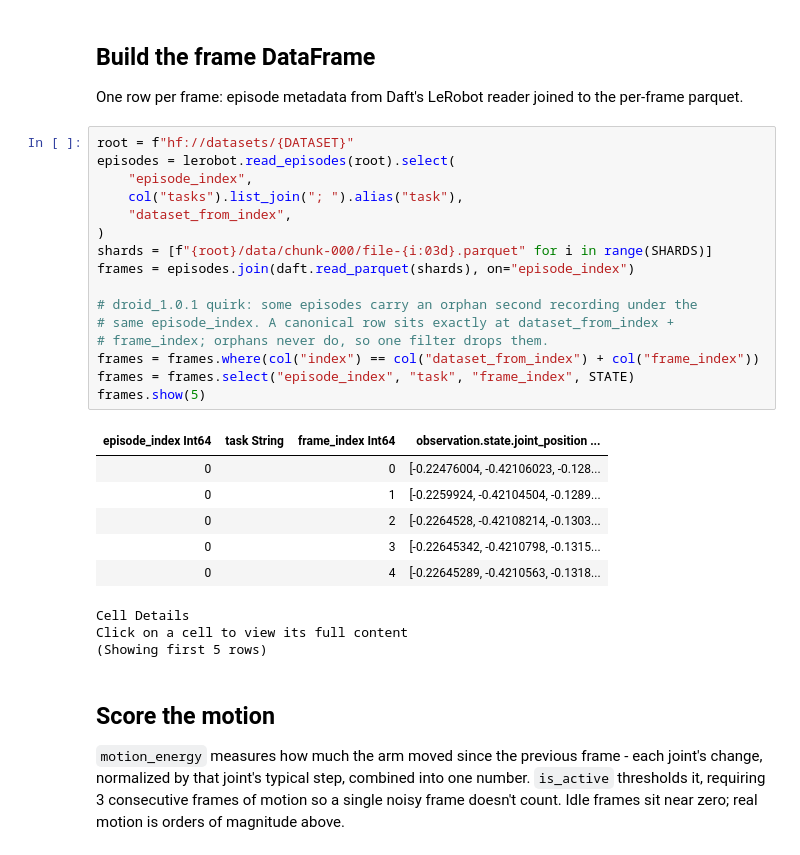
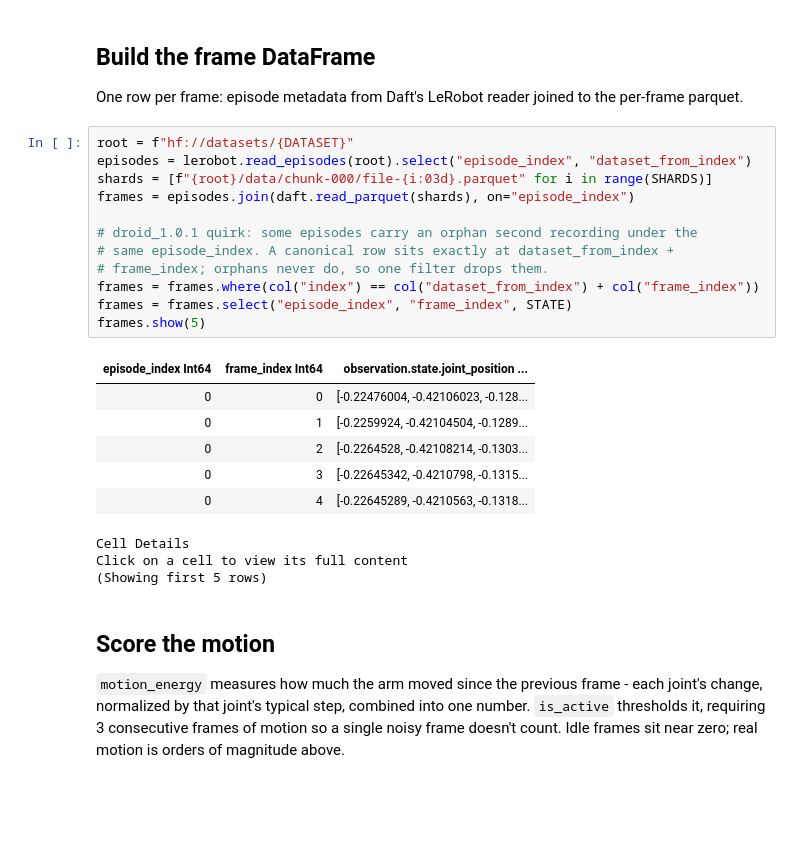
Before and after one commit to Eventual-Inc/daft-physical-ai, a Jupyter notebook: examples/trim/demo.ipynb, the cells around one changed output. Saved outputs shown, nothing was run; the diff lists cells and outputs as text; blank space fills up the shorter version.

```diff
--- a/examples/trim/demo.ipynb
+++ b/examples/trim/demo.ipynb
@@ -31,27 +31,23 @@ SHARDS = 1  # data files to read (DROID has 156; one is ~1,000 episodes)
 One row per frame: episode metadata from Daft's LeRobot reader joined to the per-frame parquet.
 # %%
 root = f"hf://datasets/{DATASET}"
-episodes = lerobot.read_episodes(root).select(
-    "episode_index",
-    col("tasks").list_join("; ").alias("task"),
-    "dataset_from_index",
-)
+episodes = lerobot.read_episodes(root).select("episode_index", "dataset_from_index")
 shards = [f"{root}/data/chunk-000/file-{i:03d}.parquet" for i in range(SHARDS)]
 frames = episodes.join(daft.read_parquet(shards), on="episode_index")
 
 # droid_1.0.1 quirk: some episodes carry an orphan second recording under the
 # same episode_index. A canonical row sits exactly at dataset_from_index +
 # frame_index; orphans never do, so one filter drops them.
 frames = frames.where(col("index") == col("dataset_from_index") + col("frame_index"))
-frames = frames.select("episode_index", "task", "frame_index", STATE)
+frames = frames.select("episode_index", "frame_index", STATE)
 frames.show(5)
 # %% [output]
-| episode_index Int64 | task String | frame_index Int64 | observation.state.joint_position ... |
-| 0 |  | 0 | [-0.22476004, -0.42106023, -0.128... |
-| 0 |  | 1 | [-0.2259924, -0.42104504, -0.1289... |
-| 0 |  | 2 | [-0.2264528, -0.42108214, -0.1303... |
-| 0 |  | 3 | [-0.22645342, -0.4210798, -0.1315... |
-| 0 |  | 4 | [-0.22645289, -0.4210563, -0.1318... |
+| episode_index Int64 | frame_index Int64 | observation.state.joint_position ... |
+| 0 | 0 | [-0.22476004, -0.42106023, -0.128... |
+| 0 | 1 | [-0.2259924, -0.42104504, -0.1289... |
+| 0 | 2 | [-0.2264528, -0.42108214, -0.1303... |
+| 0 | 3 | [-0.22645342, -0.4210798, -0.1315... |
+| 0 | 4 | [-0.22645289, -0.4210563, -0.1318... |
 Cell Details
 Click on a cell to view its full content
 (Showing first 5 rows)
```
Also changed, not shown: parts of 2 cells of this notebook, 4 other files.
